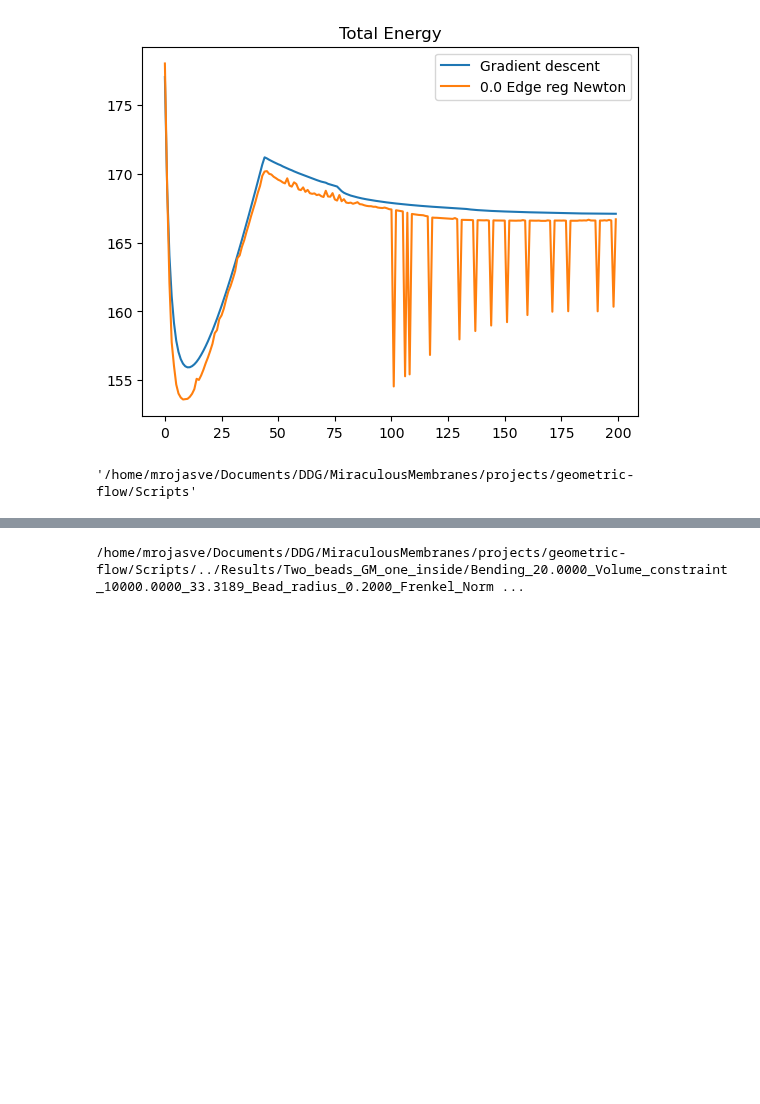
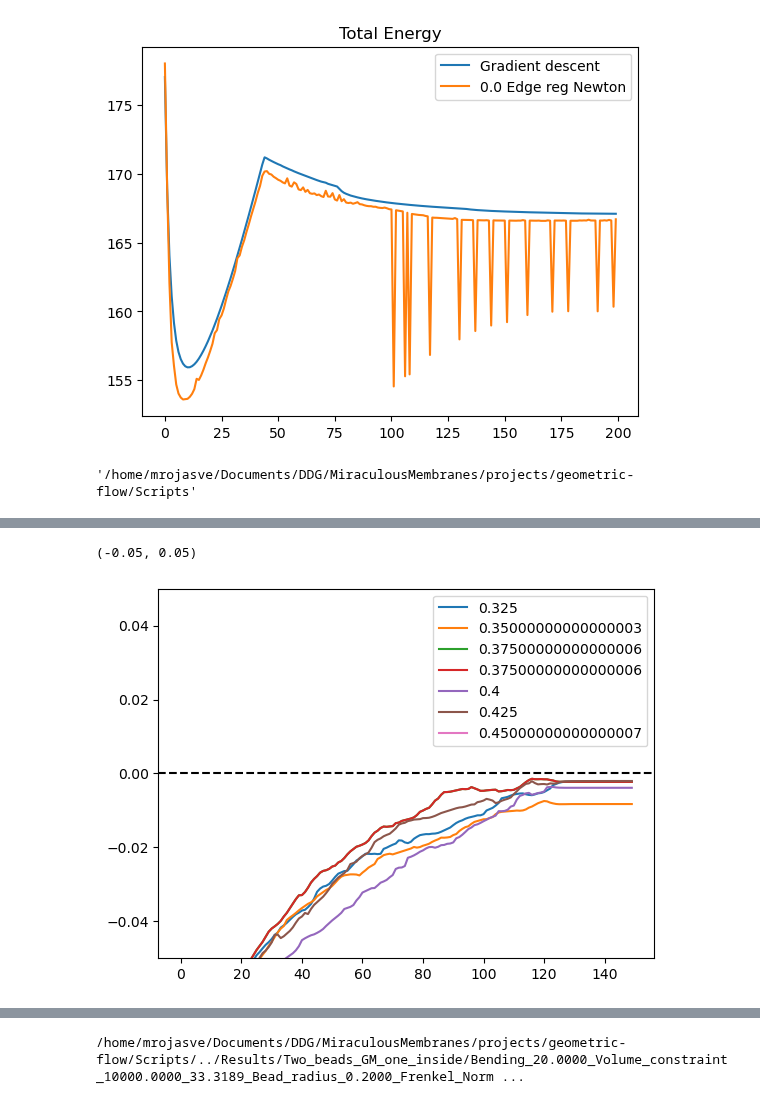
Before and after one commit to Mau-bep/MiraculousMembranes, a Jupyter notebook: projects/geometric-flow/Scripts/Analysis_nb.ipynb, the cells around one changed output, grey strips where cells are left out. Drawn from its saved outputs; the diff is of its cells as text; code cells hidden in the pictures; blank space fills up the shorter version.

```diff
--- a/projects/geometric-flow/Scripts/Analysis_nb.ipynb
+++ b/projects/geometric-flow/Scripts/Analysis_nb.ipynb
@@ -726,0 +778,6 @@ Sims_dir = Results_dir + 'Two_beads_GM_one_inside/'
+# %%
+dir_list = os.listdir(Sims_dir)
+
+print("The directories are :\n")
+for i in dir_list:
+    print("{}".format(i))
@@ -726,0 +795,57 @@ Sims_dir = Results_dir + 'Two_beads_GM_one_inside/'
+# %%
+# Now we have the directory to start finally our processing
+
+Bead_DISTANCES = []
+Thetas = []
+
+
+for i in range(1,8):
+    E_Bead_1 = []
+    E_Bead_2 = []
+    E_Bend = []
+    E_Sur = []
+    # i = 5
+    # Simulation = Sims_dir+"Bending_20.0000_Volume_constraint_10000.0000_33.3189_Edge_reg_0.0000_1.0000_Bead_radius_0.2000_Frenkel_Normal_nopush_str_700.0000_Bead_radius_0.2000_Frenkel_Normal_nopush_str_700.0000_Bonds_Harmonic_400.0000_Harmonic_400.0000_Switch_Newton_Nsim_3"+"/"
+    Simulation = Sims_dir+"{}".format(i)+"/"
+
+
+    Output_dir = Simulation+'Output_data.txt'
+    print(Output_dir)
+    Data_sim = json.load(open(Simulation+"Input_file.json"))
+
+    Pos2 = Data_sim['Beads'][1]['Pos']
+    # print("The bead is initially at position {}".format(Data_sim["Beads"][1]["Pos"]))
+
+    angle = np.arctan2(Pos2[1],Pos2[0])
+    L0 = Data_sim['Beads'][0]['bonds_constants'][0][1]
+    print("THe angle is {}".format(angle))
+    print("THe length is {}".format(L0))
+
+    Sim_data = np.loadtxt(Output_dir,skiprows=1,usecols=[3,4,5,6,7])
+
+
+
+    E_Bend = Sim_data[:,0]
+    E_Vol = Sim_data[:,1]
+    E_Bead_1 = Sim_data[:,2]
+    E_Bead_2 = Sim_data[:,3]
+
+    E_Tot = Sim_data[:,4]
+
+    Bead_1_traj = np.loadtxt(Simulation+"Bead_0_data.txt",skiprows=1)
+    Bead_2_traj = np.loadtxt(Simulation+"Bead_1_data.txt",skiprows=1)
+    Bead_1_pos = Bead_1_traj[-1,0:3]
+    Bead_2_pos = Bead_2_traj[-1,0:3]
+
+    Bead_distance = []
+    for j in range(len(Bead_1_traj)):
+        Bead_1_pos = Bead_1_traj[j,0:3]
+        Bead_2_pos = Bead_2_traj[j,0:3]
+        r = np.linalg.norm( Bead_1_pos-Bead_2_pos ) - L0
+        Bead_distance.append(r)
+    plt.plot(Bead_distance,label='{}'.format(angle))
+plt.legend()
+plt.axhline(0.0,ls='dashed',color='black')
+
+plt.ylim(-0.05,0.05)
+# %% [output]
@@ -726,0 +869,2 @@ Sims_dir = Results_dir + 'Two_beads_GM_one_inside/'
+(-0.05, 0.05)
+[figure, added]
```
Also changed, not shown: parts of 16 cells of this notebook, 9 other files.
